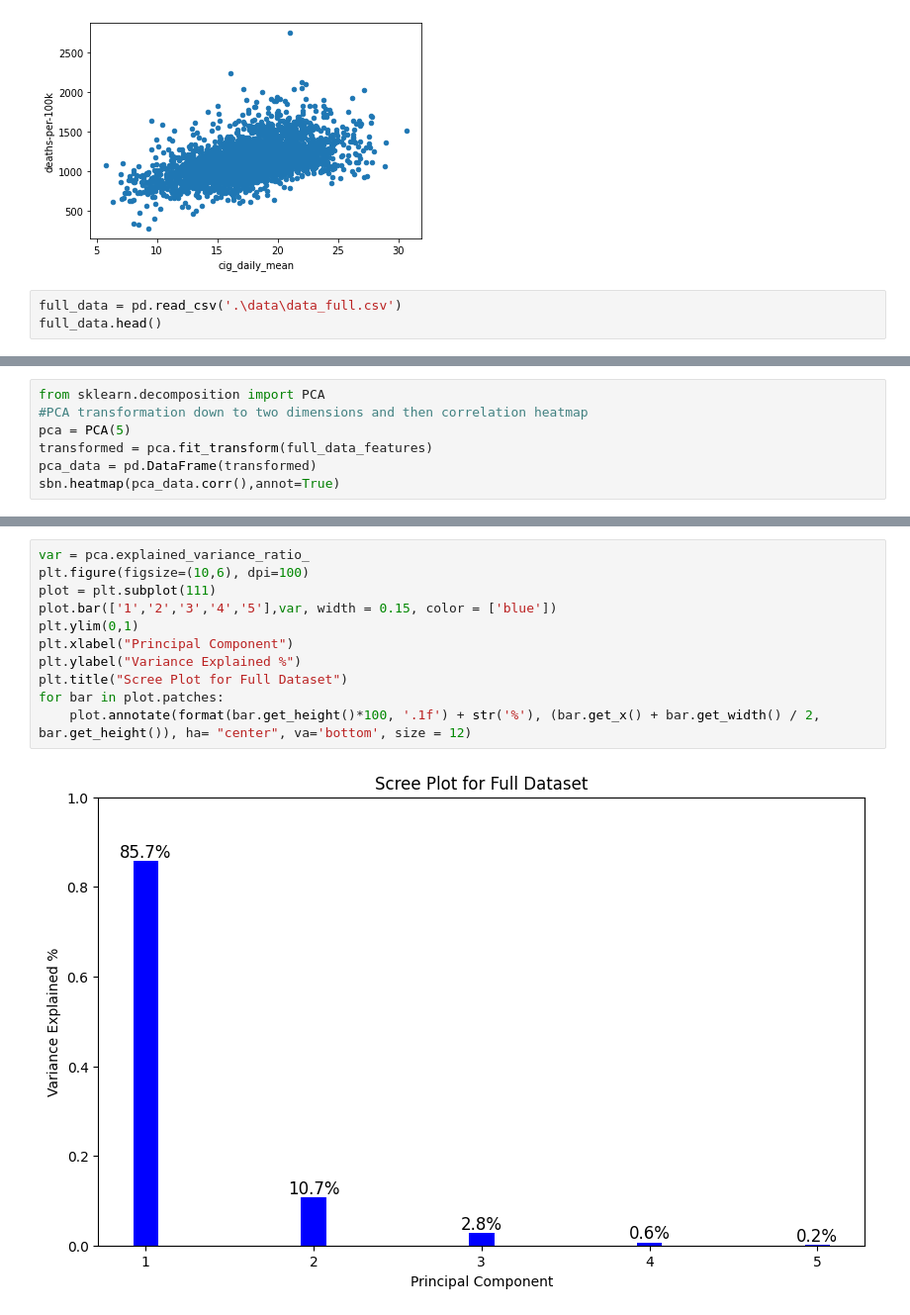
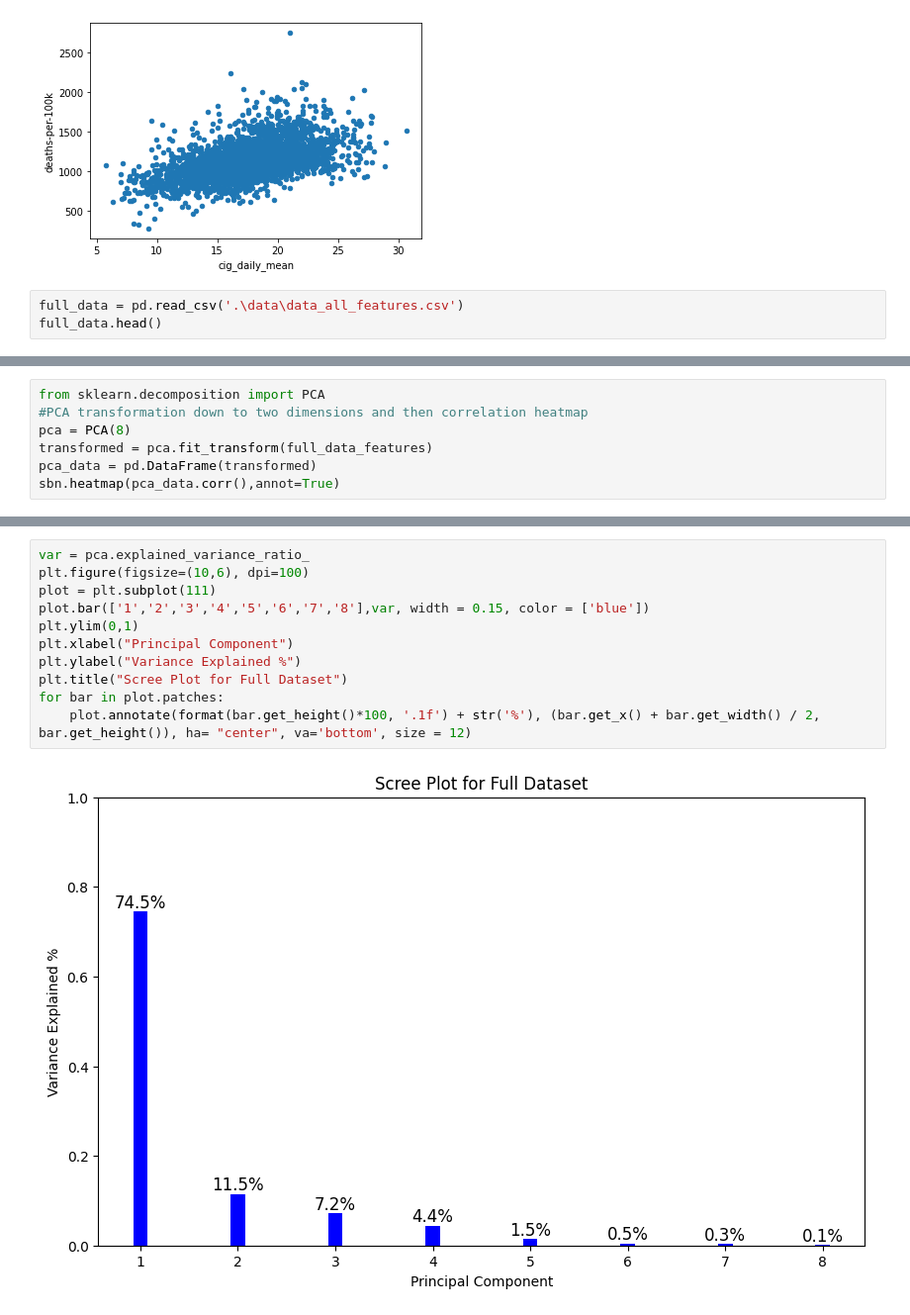
Before and after one commit to rileyhgrant/cs6140_FinalGroupProject, a Jupyter notebook: ml_groupproj.ipynb, the cells around one changed output, grey strips where cells are left out. Shown at 99% size. Cells and saved outputs as stored; diff of their text form.

```diff
--- a/ml_groupproj.ipynb
+++ b/ml_groupproj.ipynb
@@ -28,6 +28,6 @@ for col in df.columns[1:-1]:
 [figure]
 [figure]
 # %%
-full_data = pd.read_csv('.\data\data_full.csv')
+full_data = pd.read_csv('.\data\data_all_features.csv')
 full_data.head()
 # %% [output]
@@ -73,7 +76,7 @@ sbn.heatmap(full_data.corr(),annot=True)
 # %%
 from sklearn.decomposition import PCA
 #PCA transformation down to two dimensions and then correlation heatmap
-pca = PCA(5)
+pca = PCA(8)
 transformed = pca.fit_transform(full_data_features)
 pca_data = pd.DataFrame(transformed)
 sbn.heatmap(pca_data.corr(),annot=True)
@@ -83,13 +86,13 @@ sbn.heatmap(pca_data.corr(),annot=True)
 # %%
 var = pca.explained_variance_ratio_
 plt.figure(figsize=(10,6), dpi=100)
 plot = plt.subplot(111)
-plot.bar(['1','2','3','4','5'],var, width = 0.15, color = ['blue'])
+plot.bar(['1','2','3','4','5','6','7','8'],var, width = 0.15, color = ['blue'])
 plt.ylim(0,1)
 plt.xlabel("Principal Component")
 plt.ylabel("Variance Explained %")
 plt.title("Scree Plot for Full Dataset")
 for bar in plot.patches:
     plot.annotate(format(bar.get_height()*100, '.1f') + str('%'), (bar.get_x() + bar.get_width() / 2, bar.get_height()), ha= "center", va='bottom', size = 12)
 # %% [output]
-[figure, old version]
+[figure, new version]
```
Also changed, not shown: parts of 6 cells of this notebook.
